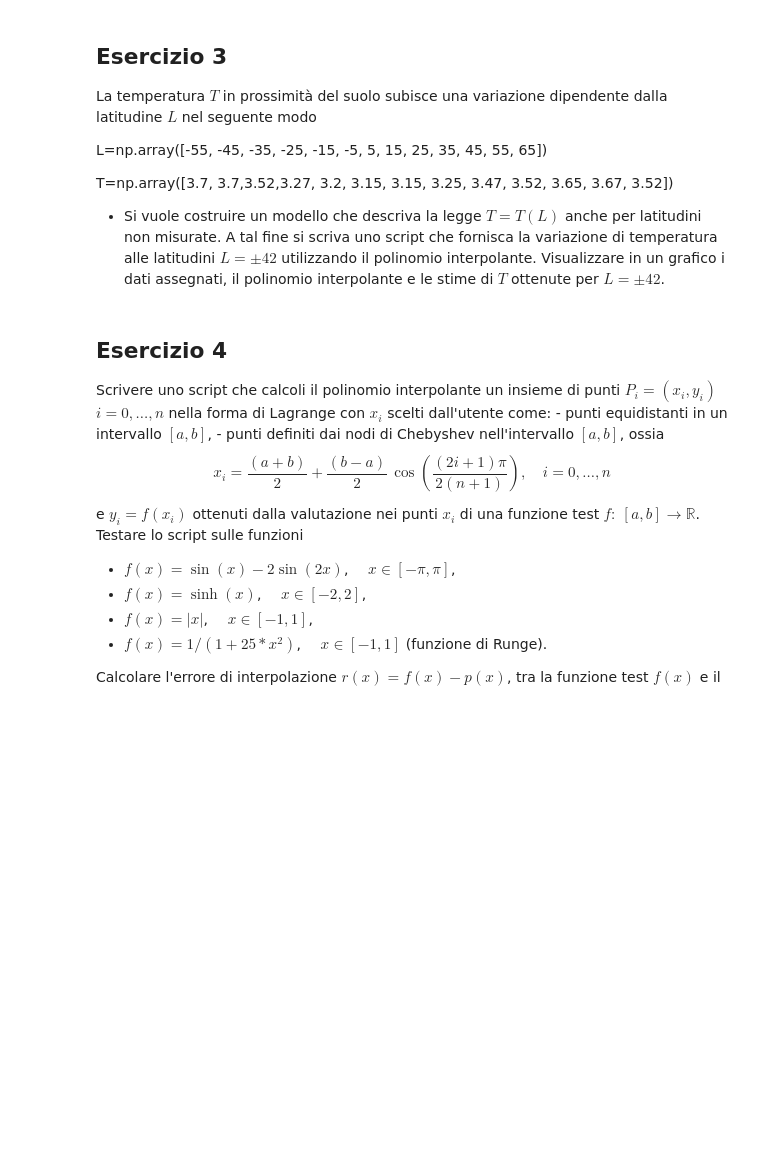
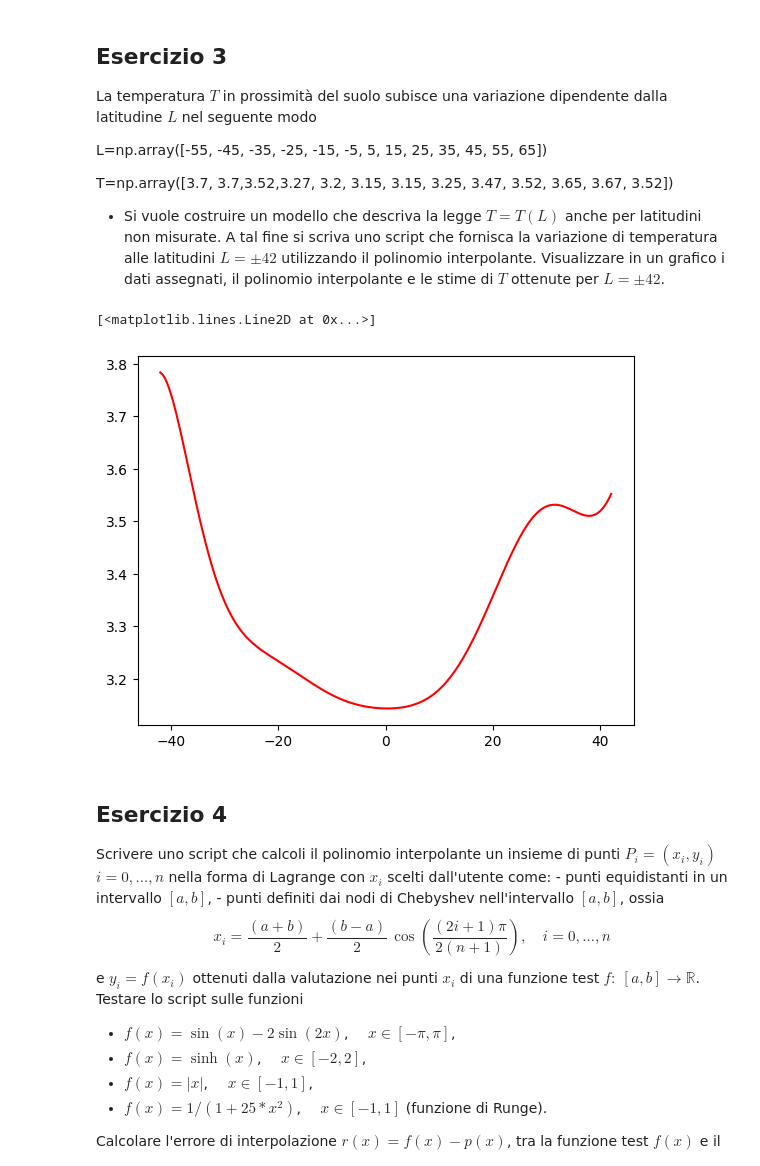
Before and after one commit to delpiter/Numerical_Methods_for_AI, a Jupyter notebook: lab12/ESercitazione_12.ipynb, the cells around one changed output. Drawn from its saved outputs; the diff is of its cells as text; code cells hidden in the pictures; blank space fills up the shorter version.

```diff
--- a/lab12/ESercitazione_12.ipynb
+++ b/lab12/ESercitazione_12.ipynb
@@ -265,6 +265,16 @@ T=np.array([3.7, 3.7,3.52,3.27, 3.2, 3.15, 3.15, 3.25, 3.47, 3.52, 3.65, 3.67, 3
 
 
 - Si vuole costruire un modello che descriva la legge $T = T(L)$ anche per latitudini non misurate. A tal fine si scriva uno script che fornisca la variazione di temperatura alle latitudini $L = \pm 42$ utilizzando il polinomio interpolante. Visualizzare in un grafico i dati assegnati, il polinomio interpolante e le stime di $T$ ottenute per $L = \pm 42$.
+# %%
+L=np.array([-55, -45, -35, -25, -15, -5  , 5   , 15  , 25  ,   35,   45,   55,   65])
+T=np.array([3.7, 3.7,3.52,3.27, 3.2, 3.15, 3.15, 3.25, 3.47, 3.52, 3.65, 3.67, 3.52])
+
+lv=np.linspace(-42,42,200)
+polL3=InterpL(L,T,lv)
+plt.plot(lv,polL3,'r-')
+# %% [output]
+[<matplotlib.lines.Line2D at 0x...>]
+[figure, added]
 # %% [markdown]
 ## Esercizio 4
 
```
Also changed, not shown: 3 other files.
